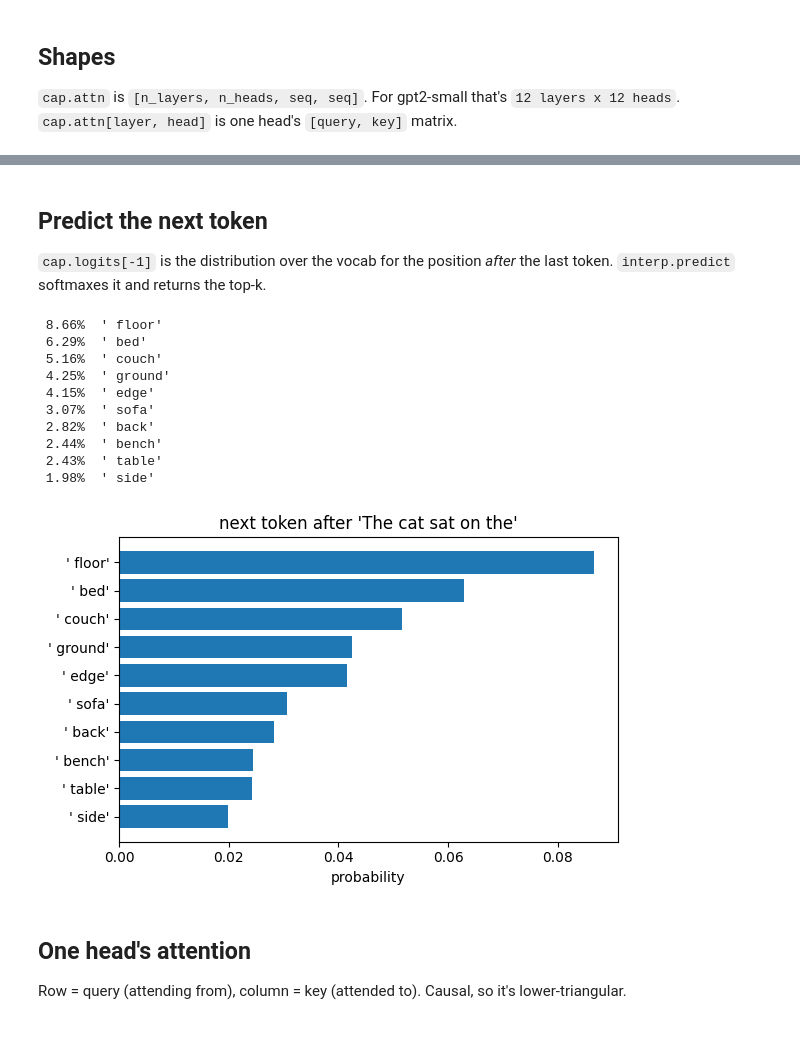
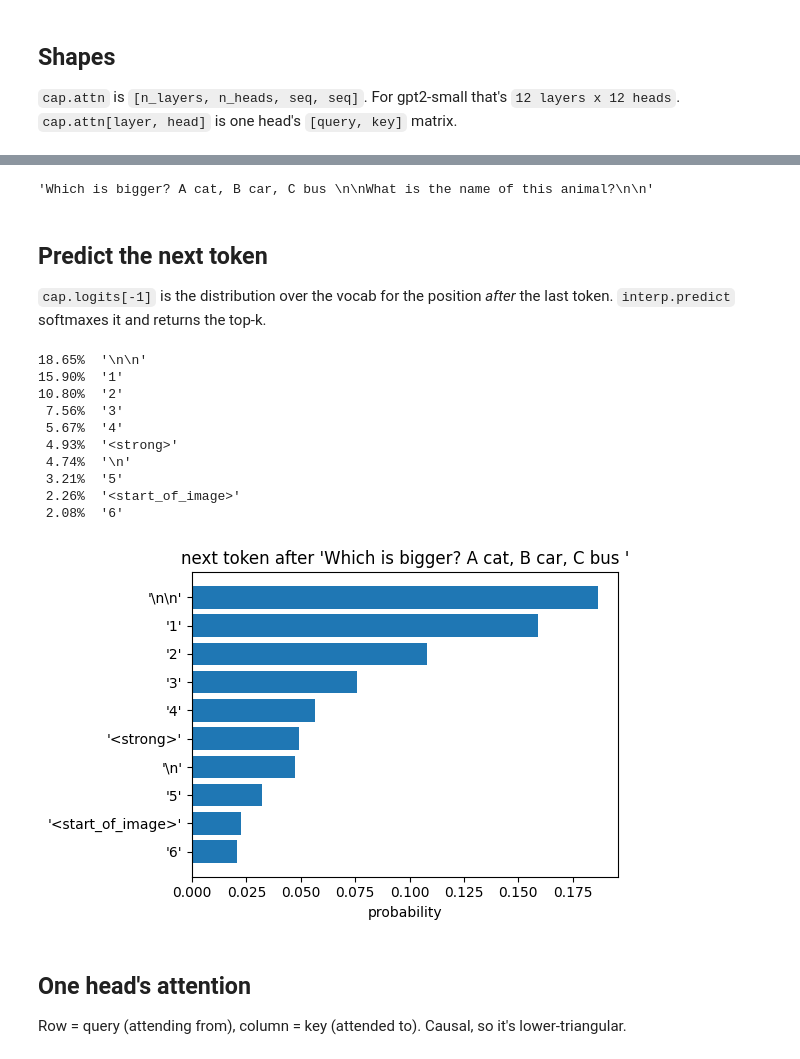
Before and after one commit to nshelton/c3p0, a Jupyter notebook: viz.ipynb, the cells around one changed output, grey strips where cells are left out. Saved outputs shown, nothing was run; the diff lists cells and outputs as text; code cells hidden in the pictures.

```diff
--- a/viz.ipynb
+++ b/viz.ipynb
@@ -33,33 +121,24 @@ logits:   (6, 50257) [seq, vocab]
+# %%
+text
+# %% [output]
+'Which is bigger? A cat, B car, C bus \n\nWhat is the name of this animal?\n\n'
 # %% [markdown]
 ## Predict the next token
 
 `cap.logits[-1]` is the distribution over the vocab for the position *after* the last token. `interp.predict` softmaxes it and returns the top-k.
 # %%
-top = interp.predict(m, cap, k=10)
-for tok, p in top:
-    print(f"{p:6.2%}  {tok!r}")
-
-toks = [t for t, _ in top][::-1]
-ps = [p for _, p in top][::-1]
-plt.figure(figsize=(6, 4))
-plt.barh(range(len(toks)), ps)
-plt.yticks(range(len(toks)), [repr(t) for t in toks])
-plt.xlabel("probability")
-plt.title(f"next token after {cap.prompt!r}")
-plt.tight_layout()
-plt.show()
 # %% [output]
- 8.66%  ' floor'
- 6.29%  ' bed'
- 5.16%  ' couch'
- 4.25%  ' ground'
- 4.15%  ' edge'
- 3.07%  ' sofa'
- 2.82%  ' back'
- 2.44%  ' bench'
- 2.43%  ' table'
- 1.98%  ' side'
+18.65%  '\n\n'
+15.90%  '1'
+10.80%  '2'
+ 7.56%  '3'
+ 5.67%  '4'
+ 4.93%  '<strong>'
+ 4.74%  '\n'
+ 3.21%  '5'
+ 2.26%  '<start_of_image>'
+ 2.08%  '6'
-[figure, old version]
+[figure, new version]
 # %% [markdown]
 ## One head's attention
 
```
Also changed, not shown: parts of 9 cells of this notebook, 2 other files.
